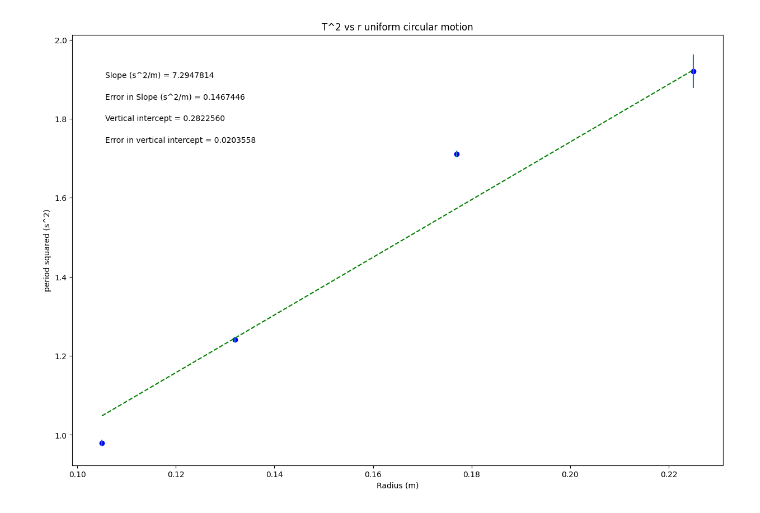
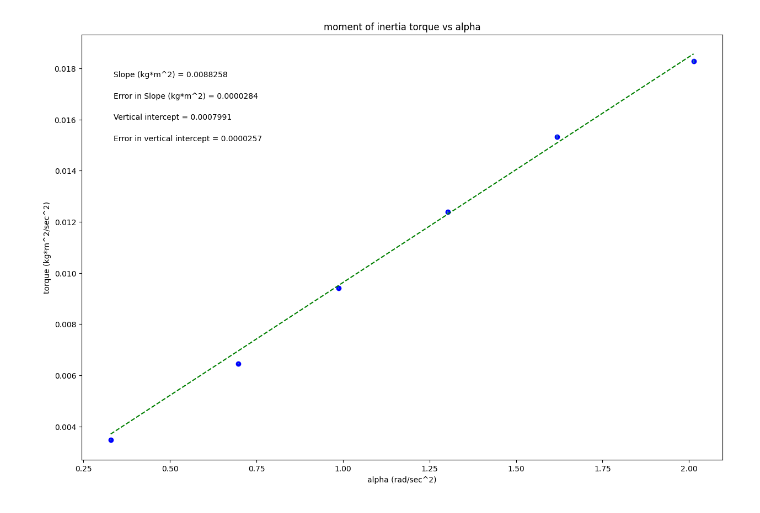
Before and after one commit to lukemoxon/physics-lab, a Jupyter notebook: phsxlab_plotting_template.ipynb, the cells around one changed output. Drawn from its saved outputs; the diff is of its cells as text; code cells hidden in the pictures.

```diff
--- a/phsxlab_plotting_template.ipynb
+++ b/phsxlab_plotting_template.ipynb
@@ -19,28 +19,28 @@ import matplotlib.pyplot as plt
 #variable names should start with a letter and must contain only letters, numbers, and underscores
 
 
-radius = np.array([0.105, 0.132, 0.177, 0.225])
+alpha = np.array([0.3289, 0.6974, 0.9868, 1.3026, 1.6184, 2.0132])
 
-t_squared = np.array([0.9801, 1.24108512, 1.71034084, 1.92044164])
+torque = np.array([0.00348, 0.00645, 0.00941, 0.01238, 0.01532, 0.01828])
 
-dt_squared = np.array([0.00735537, 0.00692557, 0.00836992, 0.04264483])
+error_in_torque = np.array([0.0000219, 0.0000244, 0.0000216, 0.0000537, 0.0000692, 0.0000568])
 
 
 
 #Re-assign variables as x, y, dy so that the remaining plotting code may remain generic
 #UPDATE VARIABLE NAMES (ON RHS OF EACH EQUAL SIGN) TO MATCH VARIABLE NAMES FOR DATA ABOVE
 
-x = radius            #this should be the array you want to plot on the x axis
-y = t_squared              #this should be the array you want to plot on the y axis
-dy = dt_squared         #this should be your error in y array
+x = alpha           #this should be the array you want to plot on the x axis
+y = torque              #this should be the array you want to plot on the y axis
+dy = error_in_torque         #this should be your error in y array
 
 
 #UPDATE EACH OF THESE 4 STRINGS FOR YOUR PLOT LABELS AS YOU WANT THEM TO APPEAR
 
-plot_title= 'T^2 vs r uniform circular motion'
-x_label= 'Radius (m)'
-y_label= 'period squared (s^2)'
-slope_units= 's^2/m'
+plot_title= 'moment of inertia torque vs alpha'
+x_label= 'alpha (rad/sec^2)'
+y_label= 'torque (kg*m^2/sec^2)'
+slope_units= 'kg*m^2'
 
 #UPDATE ANNOTATION PLACEMENT SO IT'S OUT OF WAY OF PLOTTED DATA AND BEST FIT LINE
 #integer from 1 to 4, top R corner is 1 (counter-clockwise from there)
@@ -92,31 +92,31 @@ elif annotation_placement==3 or annotation_placement==4:
 #Don't need to change anything in this section!
 
 #Plot data on graph. Plot error bars and place values for slope,
 #error in slope, and vertical intercept (plus error) on the plot using "annotate"
 
 plt.figure(figsize=(15,10))
 
 plt.plot(x, fit, color='green', linestyle='--')
 plt.scatter(x, y, color='blue', marker='o')
 
 plt.xlabel(x_label)
 plt.ylabel(y_label)
 plt.title(plot_title)
 
 plt.errorbar(x, y, yerr=dy, xerr=None, fmt="none") #don't need to plot x error bars
 
 plt.annotate('Slope ({}) = {value:.{digits}f}'.format(slope_units,value=m, digits=7),
              (xpos, ypos[0]), xycoords='axes fraction')
 
 plt.annotate('Error in Slope ({}) = {value:.{digits}f}'.format(slope_units,value=dm, digits=7),
              (xpos, ypos[1]), xycoords='axes fraction')
 
 plt.annotate('Vertical intercept = {value:.{digits}f}'.format(value=b, digits=7),
              (xpos, ypos[2]), xycoords='axes fraction')
 
 plt.annotate('Error in vertical intercept = {value:.{digits}f}'.format(value=db, digits=7),
              (xpos, ypos[3]), xycoords='axes fraction')
 
 plt.show()
 # %% [output]
-[figure, old version]
+[figure, new version]
```
